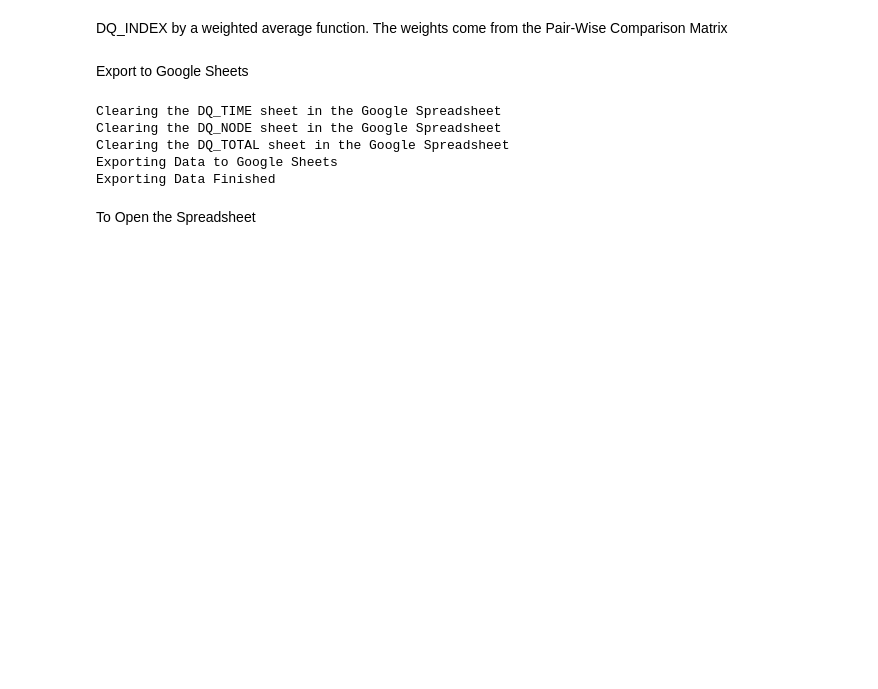
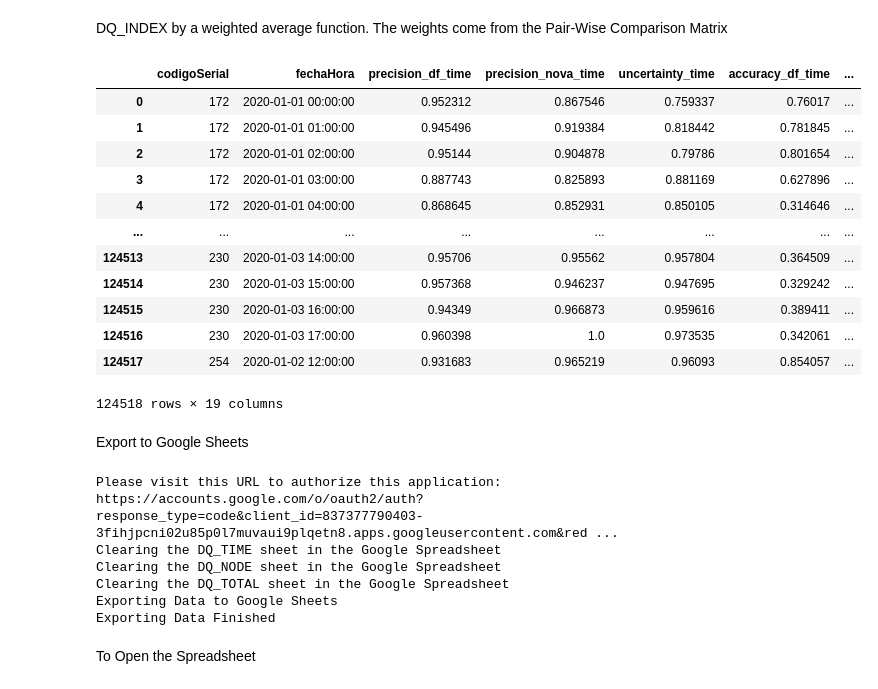
Before and after one commit to julioeagle/DQ_Repo, a Jupyter notebook: Total DQ measurement SIATA.ipynb, the cells around one changed output. Drawn from its saved outputs; the diff is of its cells as text; code cells hidden in the pictures; blank space fills up the shorter version.

Commit message:
Linking new google account and build the synthetic dataset
Linking new google account and build the synthetic dataset

```diff
--- a/Total DQ measurement SIATA.ipynb
+++ b/Total DQ measurement SIATA.ipynb
@@ -81,8 +81,16 @@ Wconcordance     = 0.1768628272
 pcmWeights = [Waccuracy,Wprecision,Wconfidence,Wcompleteness,Wdata_Redundancy,Wconcordance]
 
 #Period
-start_time ="2019-12-20 00:00:00"
-end_time   ="2019-12-29 23:59:00"
+start_time ="2019-12-01 00:00:00"
+end_time   ="2020-03-29 23:59:00"
+
+#Period for synthetic dataset 1: sinusoid-based
+#start_time ="2021-10-03 00:00:00"
+#end_time   ="2021-10-04 23:59:00"
+
+#Period for synthetic dataset 2: based on real data.
+#start_time ="2021-10-05 00:00:00"
+#end_time   ="2021-10-07 23:59:00"
 
 #Variable Inicialization
 p=99 # P for the CI used in the confidence calculation
@@ -281,37 +291,59 @@ Elapsed Time:  185.12612056732178  Seconds, or  3.0854353427886965  Minutes
 # %% [markdown]
 DQ_INDEX by a weighted average function. The weights come from the Pair-Wise Comparison Matrix
 # %%
-dim_node["DQ_INDEX_NODE"]=  Wprecision*dim_node.loc[:,["precision_df_node","precision_nova_node"]].mean(axis=1,skipna=False)+\
-                            Waccuracy*dim_node.loc[:,["accuracy_df_node","accuracy_nova_node"]].mean(axis=1,skipna=False)+\
-                            Wcompleteness*dim_node.loc[:,["completeness_df_node","completeness_nova_node"]].mean(axis=1,skipna=False)+\
-                            Wconfidence*dim_node.loc[:,["confi_df_node","confi_nova_node"]].mean(axis=1,skipna=False)+\
-                            Wconcordance*dim_node.loc[:,["concordance_df_nova_node","concordance_df_siata_node","concordance_nova_siata_node"]].mean(axis=1,skipna=False)+\
-                            Wdata_Redundancy*dim_node.loc[:,["duplicates_node"]].mean(axis=1,skipna=False)
+dim_node["DQ_INDEX_NODE"]=  Wprecision*dim_node.loc[:,["precision_df_node","precision_nova_node"]].mean(axis=1)+\
+                            Waccuracy*dim_node.loc[:,["accuracy_df_node","accuracy_nova_node"]].mean(axis=1)+\
+                            Wcompleteness*dim_node.loc[:,["completeness_df_node","completeness_nova_node"]].mean(axis=1)+\
+                            Wconfidence*dim_node.loc[:,["confi_df_node","confi_nova_node"]].mean(axis=1)+\
+                            Wconcordance*dim_node.loc[:,["concordance_df_nova_node","concordance_df_siata_node","concordance_nova_siata_node"]].mean(axis=1)+\
+                            Wdata_Redundancy*dim_node.loc[:,["duplicates_node"]].mean(axis=1)
 
 #dim_node["precision_node"]= Wprecision*dim_node.loc[:,["precision_df_node","precision_nova_node"]].mean(axis=1)
 #dim_node["accuracy_node"]= Waccuracy*dim_node.loc[:,["accuracy_df_node","accuracy_nova_node"]].mean(axis=1)
 #dim_node["completeness_node"]= Wcompleteness*dim_node.loc[:,["completeness_df_node","completeness_nova_node"]].mean(axis=1)
 #dim_node["confidence_node"]= Wconfidence*dim_node.loc[:,["confi_df_node","confi_nova_node"]].mean(axis=1)
 #dim_node["concordance_node"]= Wconcordance*dim_node.loc[:,["concordance_df_nova_node","concordance_df_siata_node","concordance_nova_siata_node"]].mean(axis=1)
 #dim_node["redundancy_node"]= Wdata_Redundancy*dim_node.loc[:,["duplicates_node"]].mean(axis=1)
 #dim_node["DQ_INDEX_NODE"]=dim_node[["precision_node","accuracy_node","completeness_node","confidence_node","concordance_node","redundancy_node"]].sum(axis=1)
 
 dim_DQ["DQ_INDEX_TOTAL"]=   Wprecision*dim_DQ[["precision_df_total","precision_nova_total"]].mean()+ \
                             Waccuracy*dim_DQ[["accuracy_df_total","accuracy_nova_total"]].mean()+ \
                             Wcompleteness*dim_DQ[["completeness_df_total","completeness_nova_total"]].mean()+ \
                             Wconfidence*dim_DQ[["confi_df_total","confi_nova_total"]].mean()+ \
                             Wconcordance*dim_DQ[["concordance_df_nova_total","concordance_df_siata_total","concordance_nova_siata_total"]].mean()+ \
                             Wdata_Redundancy*dim_DQ[["duplicates_total"]].mean()
 #dim_node.head(6)
 #dim_node.loc[dim_node.codigoSerial==49,]
+
+#Need to be removed to avoid the API to crash
+dim_time.pop("vm_df")
+dim_time.pop("vm_nova")
+dim_time.pop("v")
+#dim_time
+# %% [output]
+|  | codigoSerial | fechaHora | precision_df_time | precision_nova_time | uncertainty_time | accuracy_df_time | ... |
+| 0 | 172 | 2020-01-01 00:00:00 | 0.952312 | 0.867546 | 0.759337 | 0.76017 | ... |
+| 1 | 172 | 2020-01-01 01:00:00 | 0.945496 | 0.919384 | 0.818442 | 0.781845 | ... |
+| 2 | 172 | 2020-01-01 02:00:00 | 0.95144 | 0.904878 | 0.79786 | 0.801654 | ... |
+| 3 | 172 | 2020-01-01 03:00:00 | 0.887743 | 0.825893 | 0.881169 | 0.627896 | ... |
+| 4 | 172 | 2020-01-01 04:00:00 | 0.868645 | 0.852931 | 0.850105 | 0.314646 | ... |
+| ... | ... | ... | ... | ... | ... | ... | ... |
+| 124513 | 230 | 2020-01-03 14:00:00 | 0.95706 | 0.95562 | 0.957804 | 0.364509 | ... |
+| 124514 | 230 | 2020-01-03 15:00:00 | 0.957368 | 0.946237 | 0.947695 | 0.329242 | ... |
+| 124515 | 230 | 2020-01-03 16:00:00 | 0.94349 | 0.966873 | 0.959616 | 0.389411 | ... |
+| 124516 | 230 | 2020-01-03 17:00:00 | 0.960398 | 1.0 | 0.973535 | 0.342061 | ... |
+| 124517 | 254 | 2020-01-02 12:00:00 | 0.931683 | 0.965219 | 0.96093 | 0.854057 | ... |
+124518 rows × 19 columns
 # %% [markdown]
 Export to Google Sheets
 # %%
 # If modifying these scopes, delete the file token.json.
 SCOPES = ['https://www.googleapis.com/auth/spreadsheets']
+         #"https://www.googleapis.com/auth/spreadsheets"
 
 # The ID and range of a sample spreadsheet.
-SAMPLE_SPREADSHEET_ID = '1gkU9I2EqgJCLm-XemWq_oFenkOcsaHRKwDpO2kK7vd8'
+#SAMPLE_SPREADSHEET_ID = '1gkU9I2EqgJCLm-XemWq_oFenkOcsaHRKwDpO2kK7vd8' #udea account
+SAMPLE_SPREADSHEET_ID = '1QlPuLYvWaJV6QmOTmkUM3BzuiCvM_8mnuAtvLiEFJaI' #new account
 #SAMPLE_RANGE_NAME = 'Class Data!A2:E'
 
 def main():
@@ -330,7 +362,7 @@ def main():
             creds.refresh(Request())
         else:
             flow = InstalledAppFlow.from_client_secrets_file(
-                'credentials.json', SCOPES)
+                'credentials2.json', SCOPES)
             creds = flow.run_local_server(port=0)
         # Save the credentials for the next run
         with open('token.json', 'w') as token:
@@ -379,6 +411,26 @@ def main():
         range='DQ_TOTAL!A1:Z1000000',
 
     ).execute()
+#WRITE AGAIN IN CASE THE PROBLEM IS BECAUSE IT TAKES TOO LONG
+    creds = None
+    # The file token.json stores the user's access and refresh tokens, and is
+    # created automatically when the authorization flow completes for the first
+    # time.
+    if os.path.exists('token.json'):
+        creds = Credentials.from_authorized_user_file('token.json', SCOPES)
+    # If there are no (valid) credentials available, let the user log in.
+    if not creds or not creds.valid:
+        if creds and creds.expired and creds.refresh_token:
+            creds.refresh(Request())
+        else:
+            flow = InstalledAppFlow.from_client_secrets_file(
+                'credentials2.json', SCOPES)
+            creds = flow.run_local_server(port=0)
+        # Save the credentials for the next run
+        with open('token.json', 'w') as token:
+            token.write(creds.to_json())
+
+    service = build('sheets', 'v4', credentials=creds)
 
     print("Exporting Data to Google Sheets")
     sheet = service.spreadsheets()
@@ -416,6 +468,7 @@ def main():
 if __name__ == '__main__':
     main()
 # %% [output]
+Please visit this URL to authorize this application: https://accounts.google.com/o/oauth2/auth?response_type=code&client_id=837377790403-3fihjpcni02u85p0l7muvaui9plqetn8.apps.googleusercontent.com&red ...
 Clearing the DQ_TIME sheet in the Google Spreadsheet
 Clearing the DQ_NODE sheet in the Google Spreadsheet
 Clearing the DQ_TOTAL sheet in the Google Spreadsheet
```
Also changed, not shown: parts of 4 cells of this notebook, 1 other file.
